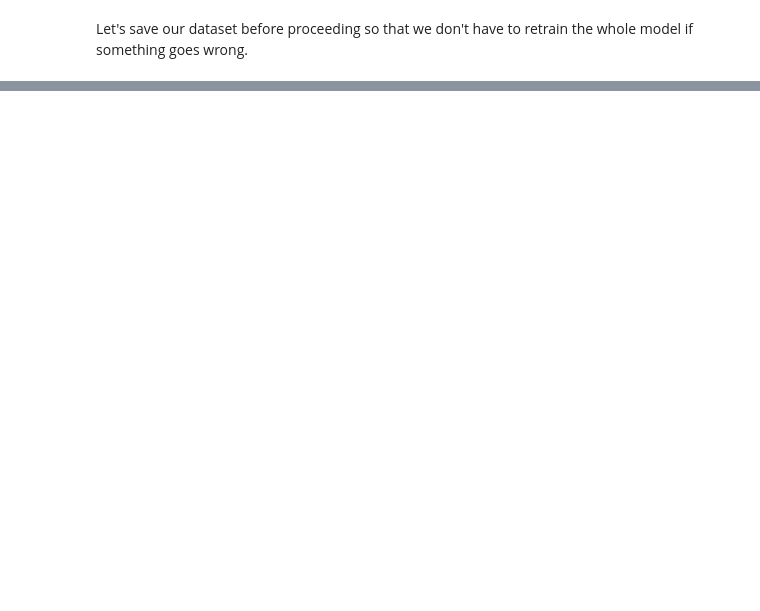
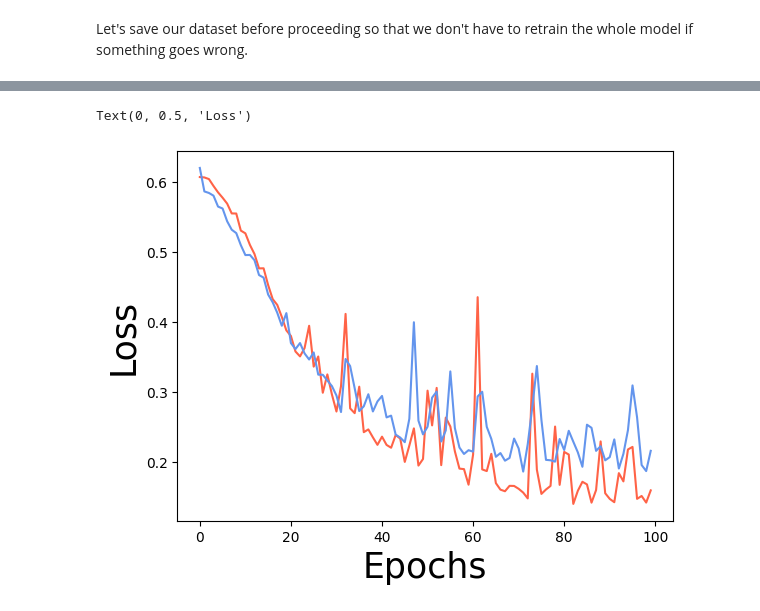
Before and after one commit to spacetelescope/project-tikebook, a Jupyter notebook: interm_notebook_5_classify.ipynb, the cells around one changed output, grey strips where cells are left out. Drawn from its saved outputs; the diff is of its cells as text; code cells hidden in the pictures; blank space fills up the shorter version.

```diff
--- a/interm_notebook_5_classify.ipynb
+++ b/interm_notebook_5_classify.ipynb
@@ -276,6 +275,8 @@ Now, with our model all set up, we can actually train it on the dataset.
 # %%
-nb_epoch = 100
-batch_size = 64
+nb_epoch = 100 # the model sees the dataset 100 times
+batch_size = 64 # 64 light curves are seen before the model updates itself
+
+# between each epoch, present the data in a different order. This can help prevent overfitting or order bias.
 shuffle = True
 
 # Train
@@ -284,4 +285,4 @@ history = cnn.fit(ds.train_data, ds.train_labels,
                   epochs=nb_epoch,
                   validation_data=(ds.val_data, ds.val_labels),
                   shuffle=shuffle,
-                  verbose=True)
+                  verbose=False) # setting verbose=True produces a lot of output. Feel free to change this if you're curious!
@@ -315,0 +299,9 @@ cnn.save(cnn_file)
+# %%
+plt.plot(history.history['val_loss'], color='tomato')
+plt.plot(history.history['loss'], color='cornflowerblue')
+
+plt.xlabel('Epochs', fontsize=25)
+plt.ylabel('Loss', fontsize=25)
+# %% [output]
+Text(0, 0.5, 'Loss')
+[figure, added]
```
Also changed, not shown: parts of 42 cells of this notebook.
